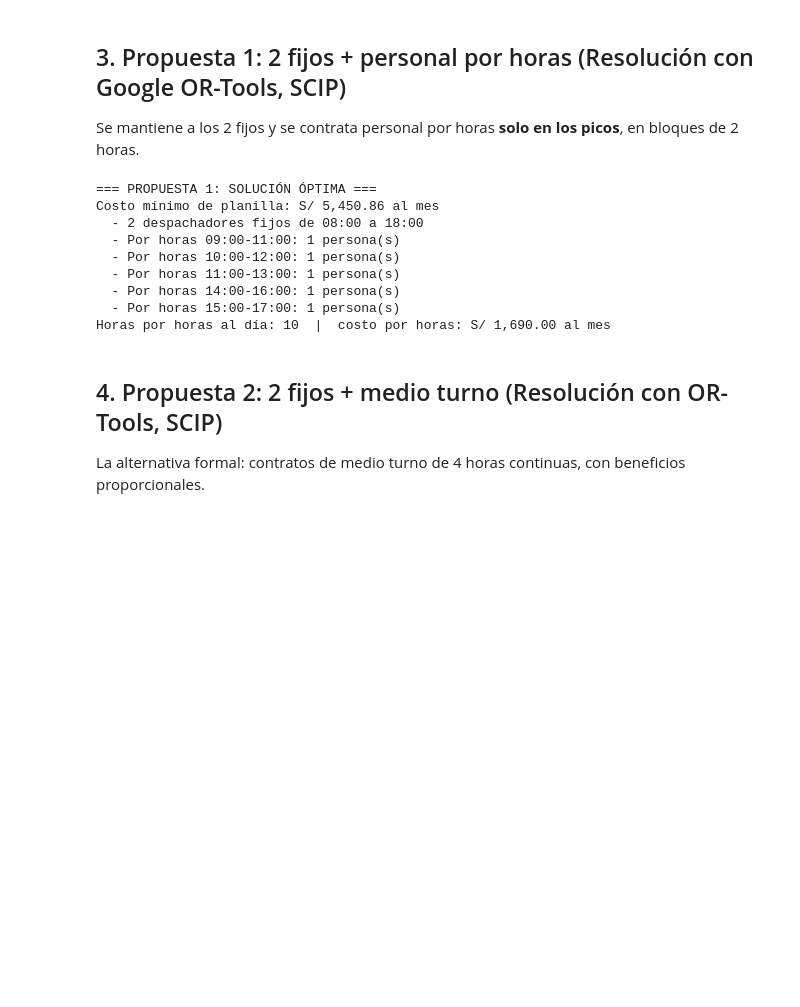
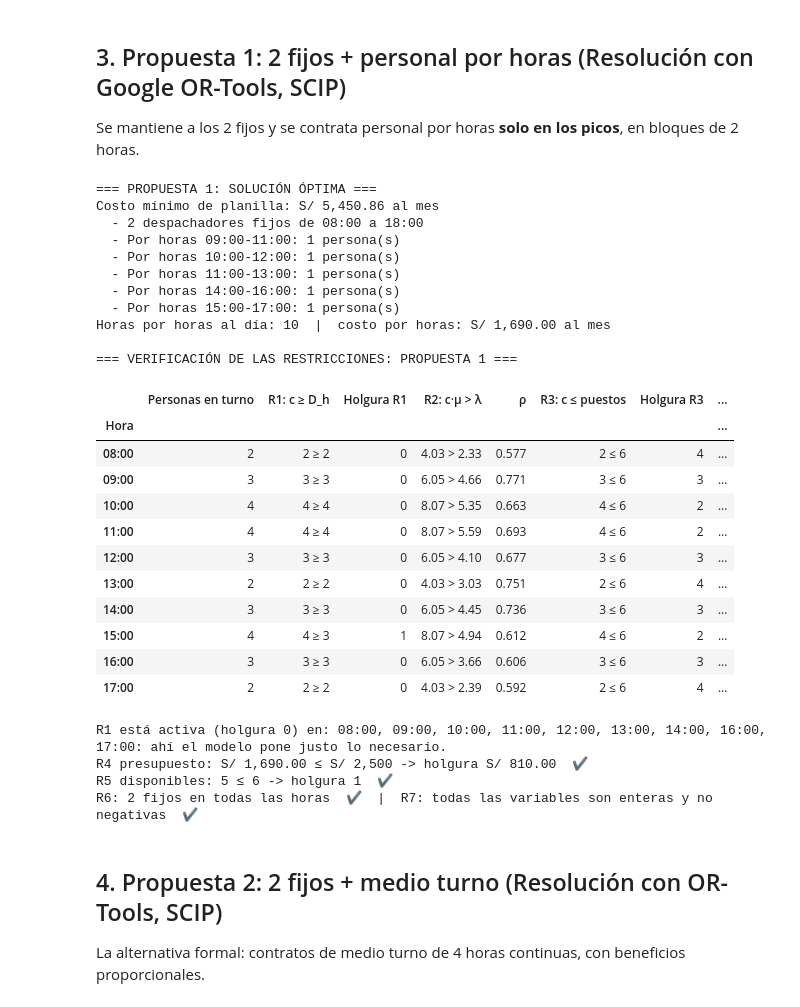
Before and after one commit to Efustion23/denlu-simulacion, a Jupyter notebook: Simulacion/Denlu.ipynb, the cells around one changed output. Drawn from its saved outputs; the diff is of its cells as text; code cells hidden in the pictures; blank space fills up the shorter version.

```diff
--- a/Simulacion/Denlu.ipynb
+++ b/Simulacion/Denlu.ipynb
@@ -494,36 +554,85 @@ Se mantiene a los 2 fijos y se contrata personal por horas **solo en los picos**
 !pip install -q ortools
 from ortools.linear_solver import pywraplp
 
+# Datos de las restricciones R3 a R5 (sección 2.5)
+PUESTOS = 6                 # R3: palés de trabajo en el acopio = personas a la vez como máximo
+PRESUPUESTO_EXTRA = 2500    # R4: S/ al mes como máximo en personal adicional
+MAX_POR_HORAS = 6           # R5: personas por horas disponibles
+MAX_MEDIO_TURNO = 4         # R5: personas de medio turno disponibles
+
 BLOQUES = {s: [s, s + 1] for s in range(8, 17)}        # bloque de 2 h que empieza a la hora s
 solver = pywraplp.Solver.CreateSolver('SCIP')
-B = {s: solver.IntVar(0, 10, f'B_{s:02d}') for s in BLOQUES}
+B = {s: solver.IntVar(0, 10, f'B_{s:02d}') for s in BLOQUES}           # R7: enteras y >= 0
 
 for h in HORAS:
-    solver.Add(C_ACTUAL + sum(B[s] for s, hs in BLOQUES.items() if h in hs) >= requeridos_por_hora[h], f'cobertura_{h}')
+    en_turno = C_ACTUAL + sum(B[s] for s, hs in BLOQUES.items() if h in hs)   # R6: los 2 fijos siempre están
+    solver.Add(en_turno >= requeridos_por_hora[h], f'R1_cobertura_{h}')       # R1 (incluye R2: 0.85 < 1)
+    solver.Add(en_turno <= PUESTOS, f'R3_capacidad_{h}')                      # R3
+solver.Add(C_BLOQUE * sum(B.values()) <= PRESUPUESTO_EXTRA, 'R4_presupuesto')  # R4
+solver.Add(sum(B.values()) <= MAX_POR_HORAS, 'R5_disponibles')                 # R5
 desempate = sum(1e-4 * LAMBDA[h - 8] * B[s] for s, hs in BLOQUES.items() for h in hs)
 solver.Minimize(2 * C_FIJO + sum(C_BLOQUE * B[s] for s in BLOQUES) - desempate)
 
 if solver.Solve() == pywraplp.Solver.OPTIMAL:
     sol_horas = {s: int(round(B[s].solution_value())) for s in BLOQUES if B[s].solution_value() > 0.5}
     costo_p1 = round(2 * C_FIJO + sum(C_BLOQUE * n for n in sol_horas.values()), 2)
     print("=== PROPUESTA 1: SOLUCIÓN ÓPTIMA ===")
     print(f"Costo mínimo de planilla: S/ {costo_p1:,.2f} al mes")
     print(f"  - 2 despachadores fijos de 08:00 a 18:00")
     for s, n in sol_horas.items():
         print(f"  - Por horas {s:02d}:00-{s + 2:02d}:00: {n} persona(s)")
     print(f"Horas por horas al día: {2 * sum(sol_horas.values())}  |  costo por horas: S/ {costo_p1 - 2 * C_FIJO:,.2f} al mes")
 else:
     print("[ERROR] El modelo no encontró solución.")
+
+def verificar_restricciones(sol, turnos, costo_extra, n_extra, max_extra):
+    """Comprueba R1 a R5 con la solución: lado izquierdo, lado derecho, holgura y si la restricción está activa."""
+    filas = []
+    for h in HORAS:
+        c = C_ACTUAL + sum(n for s, n in sol.items() if h in turnos[s])
+        lam = LAMBDA[h - 8]
+        filas.append({'Hora': f'{h:02d}:00', 'Personas en turno': c,
+                      'R1: c ≥ D_h': f"{c} ≥ {requeridos_por_hora[h]}", 'Holgura R1': c - requeridos_por_hora[h],
+                      'R2: c·μ > λ': f"{c * MU:.2f} > {lam:.2f}", 'ρ': round(lam / (c * MU), 3),
+                      'R3: c ≤ puestos': f"{c} ≤ {PUESTOS}", 'Holgura R3': PUESTOS - c,
+                      '¿Cumple?': '✔' if requeridos_por_hora[h] <= c <= PUESTOS and c * MU > lam else '✘'})
+    display(pd.DataFrame(filas).set_index('Hora'))
+    activas = [f['Hora'] for f in filas if f['Holgura R1'] == 0]
+    print(f"R1 está activa (holgura 0) en: {', '.join(activas)}: ahí el modelo pone justo lo necesario.")
+    print(f"R4 presupuesto: S/ {costo_extra:,.2f} ≤ S/ {PRESUPUESTO_EXTRA:,} -> holgura S/ {PRESUPUESTO_EXTRA - costo_extra:,.2f}  ✔")
+    print(f"R5 disponibles: {n_extra} ≤ {max_extra} -> holgura {max_extra - n_extra}  ✔")
+    print("R6: 2 fijos en todas las horas  ✔  |  R7: todas las variables son enteras y no negativas  ✔")
+
+print("\n=== VERIFICACIÓN DE LAS RESTRICCIONES: PROPUESTA 1 ===")
+verificar_restricciones(sol_horas, BLOQUES, costo_p1 - 2 * C_FIJO, sum(sol_horas.values()), MAX_POR_HORAS)
 # %% [output]
 === PROPUESTA 1: SOLUCIÓN ÓPTIMA ===
 Costo mínimo de planilla: S/ 5,450.86 al mes
   - 2 despachadores fijos de 08:00 a 18:00
   - Por horas 09:00-11:00: 1 persona(s)
   - Por horas 10:00-12:00: 1 persona(s)
   - Por horas 11:00-13:00: 1 persona(s)
   - Por horas 14:00-16:00: 1 persona(s)
   - Por horas 15:00-17:00: 1 persona(s)
 Horas por horas al día: 10  |  costo por horas: S/ 1,690.00 al mes
+
+=== VERIFICACIÓN DE LAS RESTRICCIONES: PROPUESTA 1 ===
+|  | Personas en turno | R1: c ≥ D_h | Holgura R1 | R2: c·μ > λ | ρ | R3: c ≤ puestos | Holgura R3 | ... |
+| Hora |  |  |  |  |  |  |  | ... |
+| 08:00 | 2 | 2 ≥ 2 | 0 | 4.03 > 2.33 | 0.577 | 2 ≤ 6 | 4 | ... |
+| 09:00 | 3 | 3 ≥ 3 | 0 | 6.05 > 4.66 | 0.771 | 3 ≤ 6 | 3 | ... |
+| 10:00 | 4 | 4 ≥ 4 | 0 | 8.07 > 5.35 | 0.663 | 4 ≤ 6 | 2 | ... |
+| 11:00 | 4 | 4 ≥ 4 | 0 | 8.07 > 5.59 | 0.693 | 4 ≤ 6 | 2 | ... |
+| 12:00 | 3 | 3 ≥ 3 | 0 | 6.05 > 4.10 | 0.677 | 3 ≤ 6 | 3 | ... |
+| 13:00 | 2 | 2 ≥ 2 | 0 | 4.03 > 3.03 | 0.751 | 2 ≤ 6 | 4 | ... |
+| 14:00 | 3 | 3 ≥ 3 | 0 | 6.05 > 4.45 | 0.736 | 3 ≤ 6 | 3 | ... |
+| 15:00 | 4 | 4 ≥ 3 | 1 | 8.07 > 4.94 | 0.612 | 4 ≤ 6 | 2 | ... |
+| 16:00 | 3 | 3 ≥ 3 | 0 | 6.05 > 3.66 | 0.606 | 3 ≤ 6 | 3 | ... |
+| 17:00 | 2 | 2 ≥ 2 | 0 | 4.03 > 2.39 | 0.592 | 2 ≤ 6 | 4 | ... |
+R1 está activa (holgura 0) en: 08:00, 09:00, 10:00, 11:00, 12:00, 13:00, 14:00, 16:00, 17:00: ahí el modelo pone justo lo necesario.
+R4 presupuesto: S/ 1,690.00 ≤ S/ 2,500 -> holgura S/ 810.00  ✔
+R5 disponibles: 5 ≤ 6 -> holgura 1  ✔
+R6: 2 fijos en todas las horas  ✔  |  R7: todas las variables son enteras y no negativas  ✔
 # %% [markdown]
 ## 4. Propuesta 2: 2 fijos + medio turno (Resolución con OR-Tools, SCIP)
 La alternativa formal: contratos de medio turno de 4 horas continuas, con beneficios proporcionales.
```
Also changed, not shown: parts of 3 cells of this notebook.
